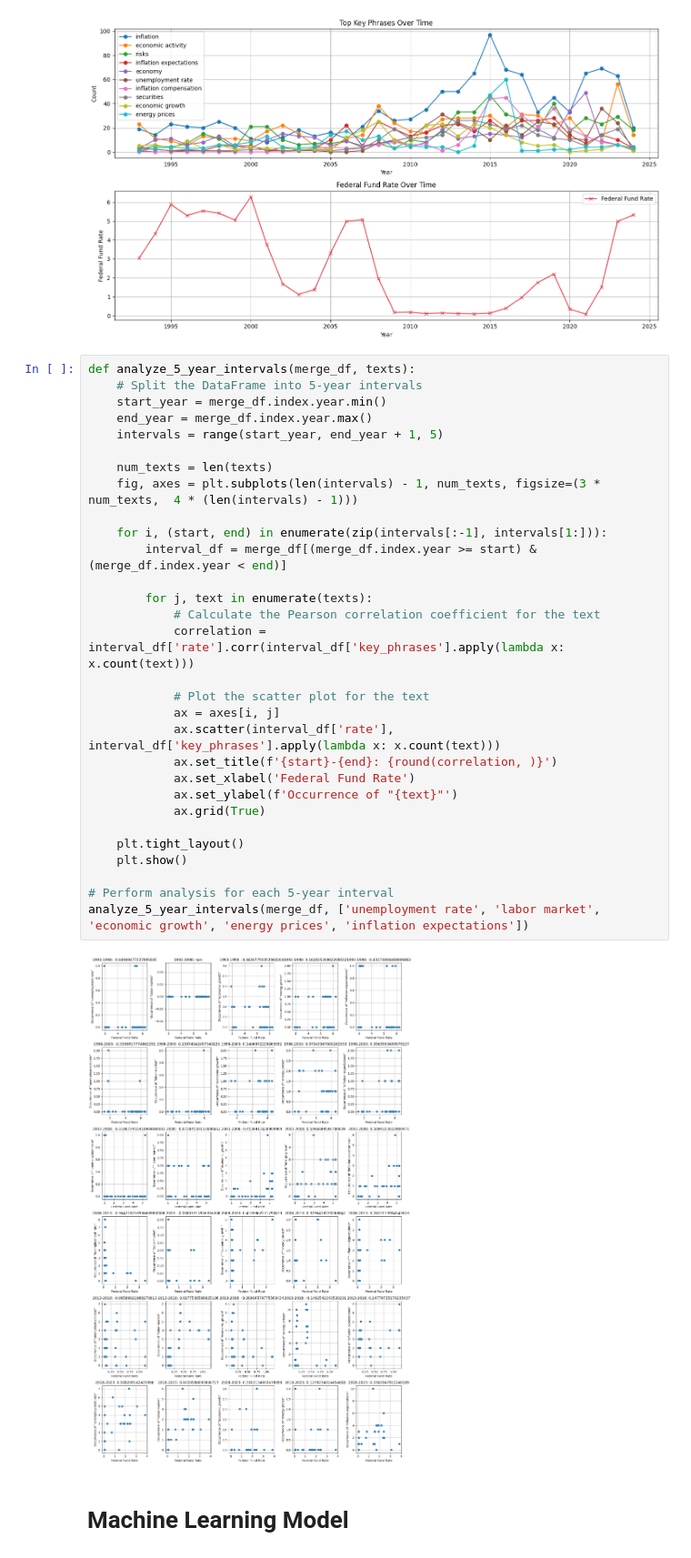
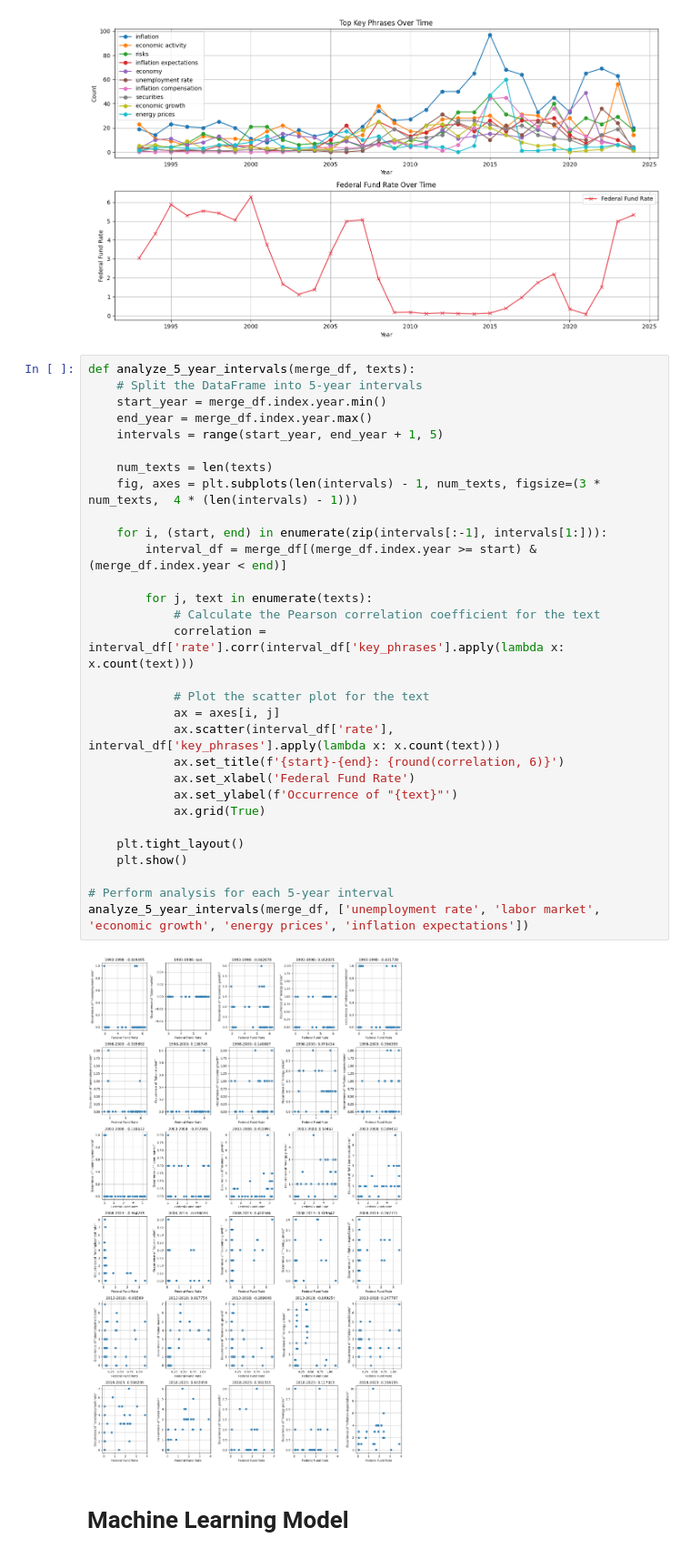
Before and after one commit to Cydia13526/s24-milestone2-team7-cspaarg-cydia-davidrez, a Jupyter notebook: project.ipynb, the cells around one changed output. Shown at 91% size. Cells and saved outputs as stored; diff of their text form.

```diff
--- a/project.ipynb
+++ b/project.ipynb
@@ -402,35 +402,35 @@ plt.show()
 # %%
 def analyze_5_year_intervals(merge_df, texts):
     # Split the DataFrame into 5-year intervals
     start_year = merge_df.index.year.min()
     end_year = merge_df.index.year.max()
     intervals = range(start_year, end_year + 1, 5)
 
     num_texts = len(texts)
     fig, axes = plt.subplots(len(intervals) - 1, num_texts, figsize=(3 * num_texts,  4 * (len(intervals) - 1)))
 
     for i, (start, end) in enumerate(zip(intervals[:-1], intervals[1:])):
         interval_df = merge_df[(merge_df.index.year >= start) & (merge_df.index.year < end)]
 
         for j, text in enumerate(texts):
             # Calculate the Pearson correlation coefficient for the text
             correlation = interval_df['rate'].corr(interval_df['key_phrases'].apply(lambda x: x.count(text)))
 
             # Plot the scatter plot for the text
             ax = axes[i, j]
             ax.scatter(interval_df['rate'], interval_df['key_phrases'].apply(lambda x: x.count(text)))
-            ax.set_title(f'{start}-{end}: {round(correlation, )}')
+            ax.set_title(f'{start}-{end}: {round(correlation, 6)}')
             ax.set_xlabel('Federal Fund Rate')
             ax.set_ylabel(f'Occurrence of "{text}"')
             ax.grid(True)
 
     plt.tight_layout()
     plt.show()
 
 # Perform analysis for each 5-year interval
 analyze_5_year_intervals(merge_df, ['unemployment rate', 'labor market', 'economic growth', 'energy prices', 'inflation expectations'])
 # %% [output]
-[figure, old version]
+[figure, new version]
 # %% [markdown]
 # **Machine Learning Model**
 # %%
```
